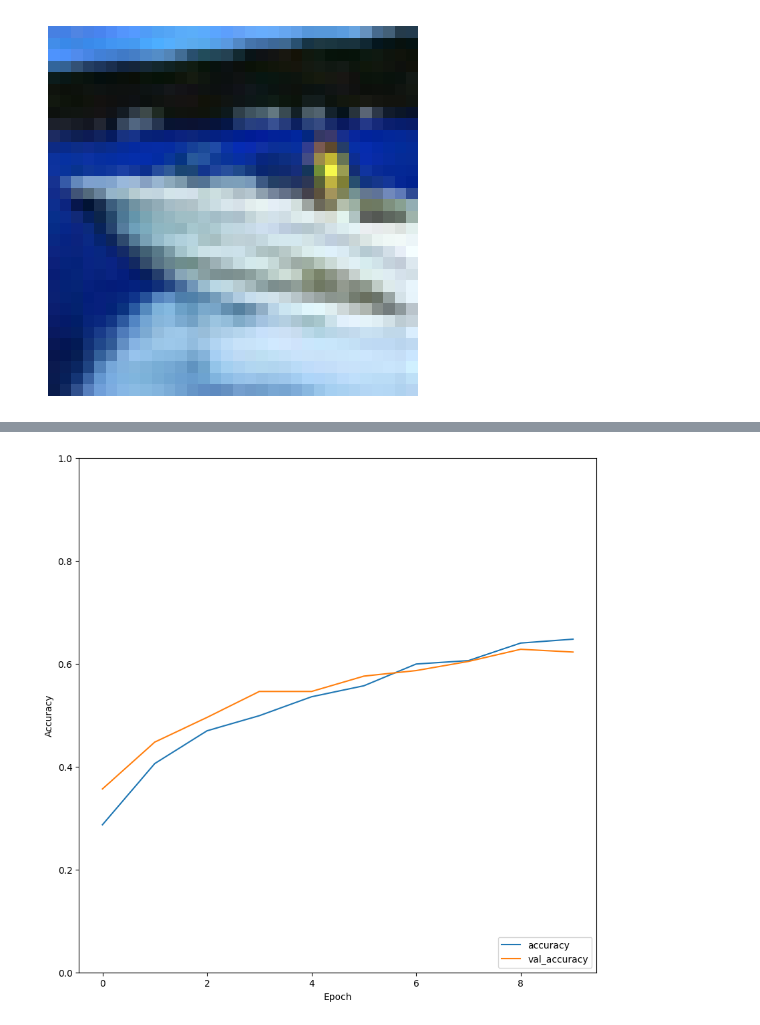
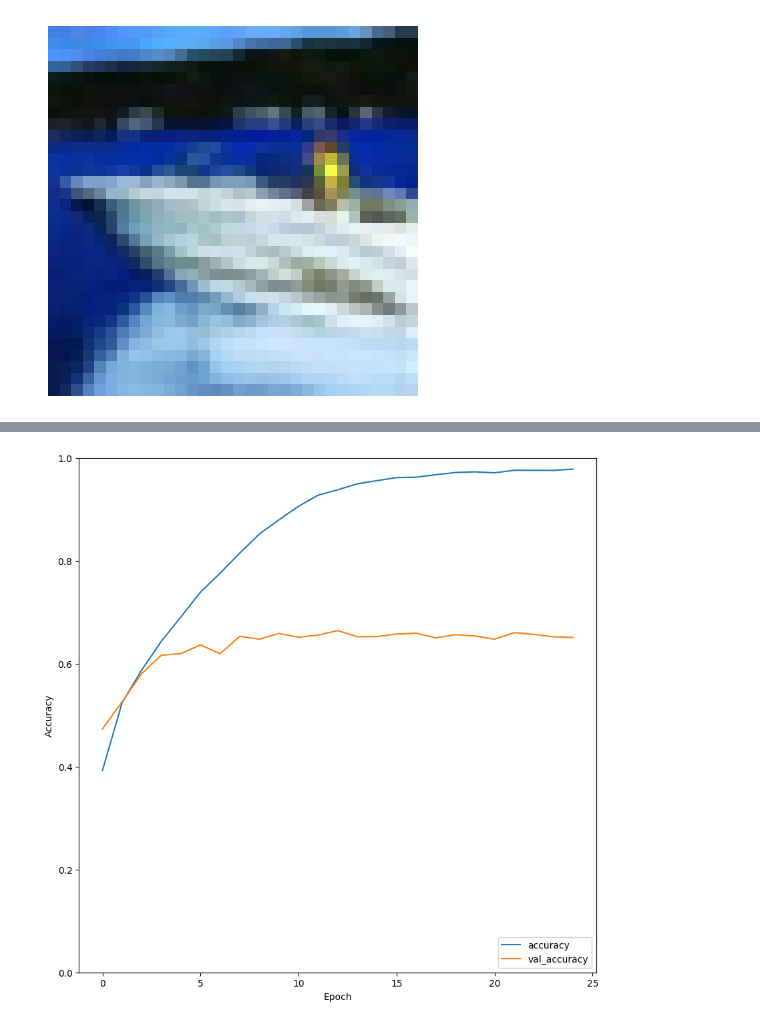
Before and after one commit to CHamilton0/COMP-SCI-7318-Deep-Learning-Fundametals, a Jupyter notebook: Assignment2/a2.ipynb, the cells around one changed output, grey strips where cells are left out. Drawn from its saved outputs; the diff is of its cells as text; code cells hidden in the pictures.

Commit message:
25 epoch test

```diff
--- a/Assignment2/a2.ipynb
+++ b/Assignment2/a2.ipynb
@@ -43,22 +43,23 @@ if gpus:
 # Define the number of classes and image size
 num_classes = 10
 image_size = 32
+batch_size = 96
 # %%
 train_generator = data_generator(
-    training_data["data"], training_data["labels"], image_size, image_size, batch_size=8
+    training_data["data"], training_data["labels"], image_size, image_size, batch_size=batch_size
 )
 validation_generator = data_generator(
     validation_data["data"],
     validation_data["labels"],
     image_size,
     image_size,
-    batch_size=8,
+    batch_size=batch_size,
 )
 # %%
 # Fit the model using the generator
-steps_per_epoch = len(training_data["data"]) // 16
-validation_steps = len(validation_data["data"]) // 16
-num_epochs = 10
+steps_per_epoch = len(training_data["data"]) // batch_size
+validation_steps = len(validation_data["data"]) // batch_size # Because of https://developers.google.com/machine-learning/glossary/#epoch
+num_epochs = 25
 learning_rate = 0.001
 # %%
 from mobilenet import compile_mobilenet_model
@@ -251,7 +242,7 @@ plt.legend(loc="lower right")
 plt.show()
 
 test_generator = test_data_generator(
-    test_data["data"], test_data["labels"], image_size, image_size, batch_size=8
+    test_data["data"], test_data["labels"], image_size, image_size, batch_size=batch_size
 )
 test_loss, test_acc = model.evaluate(test_generator, verbose=2)
 print(test_acc)
@@ -279 +267 @@ Epoch 10/10
-[figure, old version]
+[figure, new version]
```
Also changed, not shown: parts of 5 cells of this notebook.
